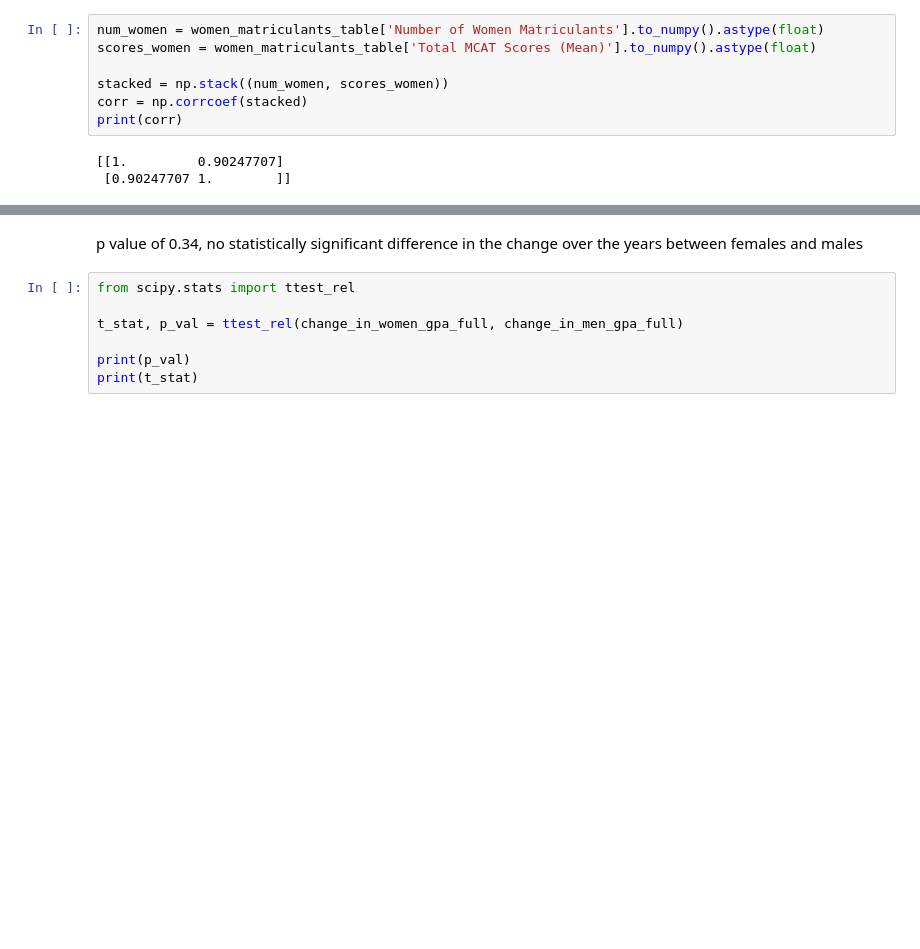
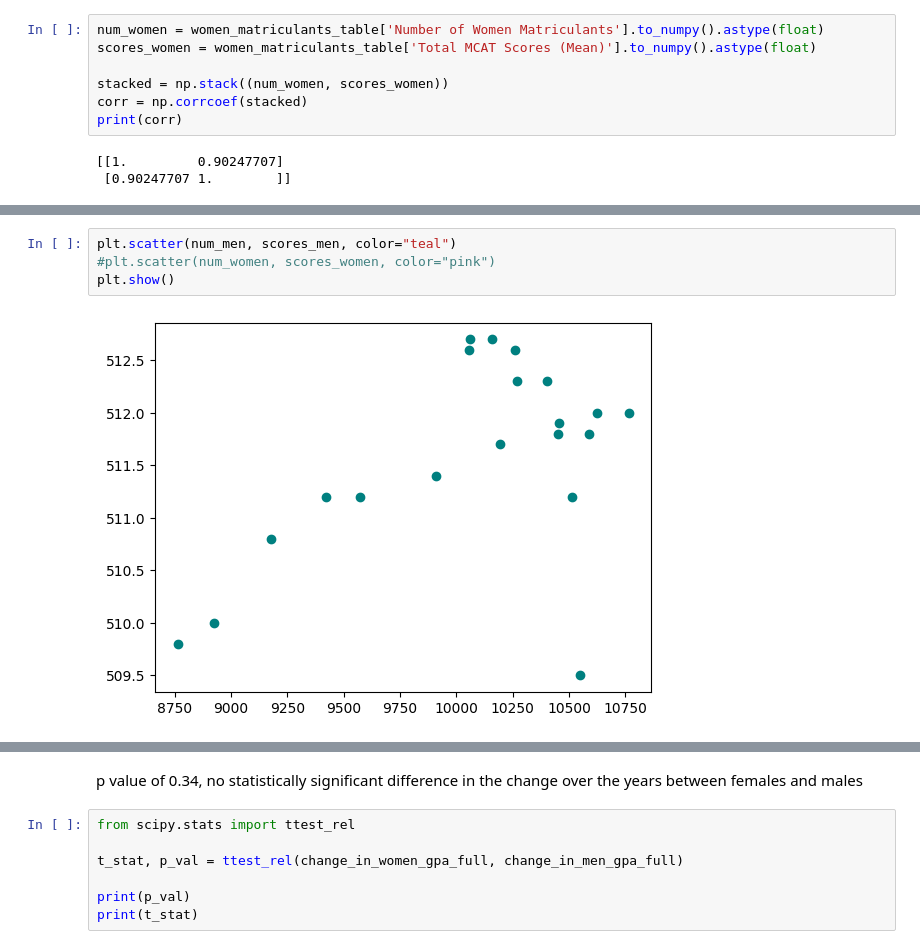
Before and after one commit to davidnunez42/medical-school-acceptances, a Jupyter notebook: AAMC_Medical_School_Acceptances_Research_Project.ipynb, the cells around one changed output, grey strips where cells are left out. Cells and saved outputs as stored; diff of their text form; blank space fills up the shorter version.

```diff
--- a/AAMC_Medical_School_Acceptances_Research_Project.ipynb
+++ b/AAMC_Medical_School_Acceptances_Research_Project.ipynb
@@ -1151,3 +1186,9 @@ print(corr)
+# %%
+plt.scatter(num_men, scores_men, color="teal")
+#plt.scatter(num_women, scores_women, color="pink")
+plt.show()
+# %% [output]
+[figure, added]
 # %%
 from scipy.stats import ttest_rel
 
```
Also changed, not shown: parts of 56 cells of this notebook.
